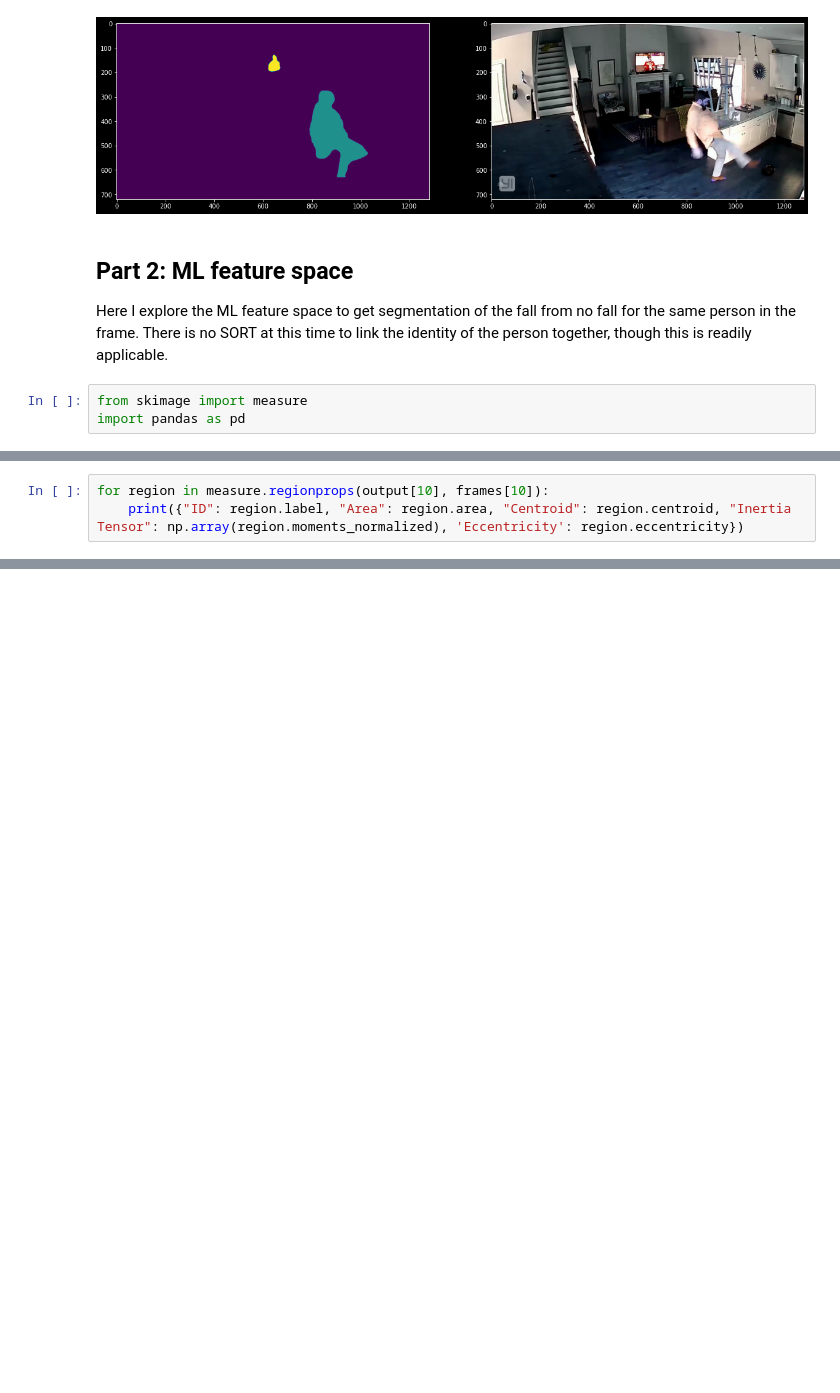
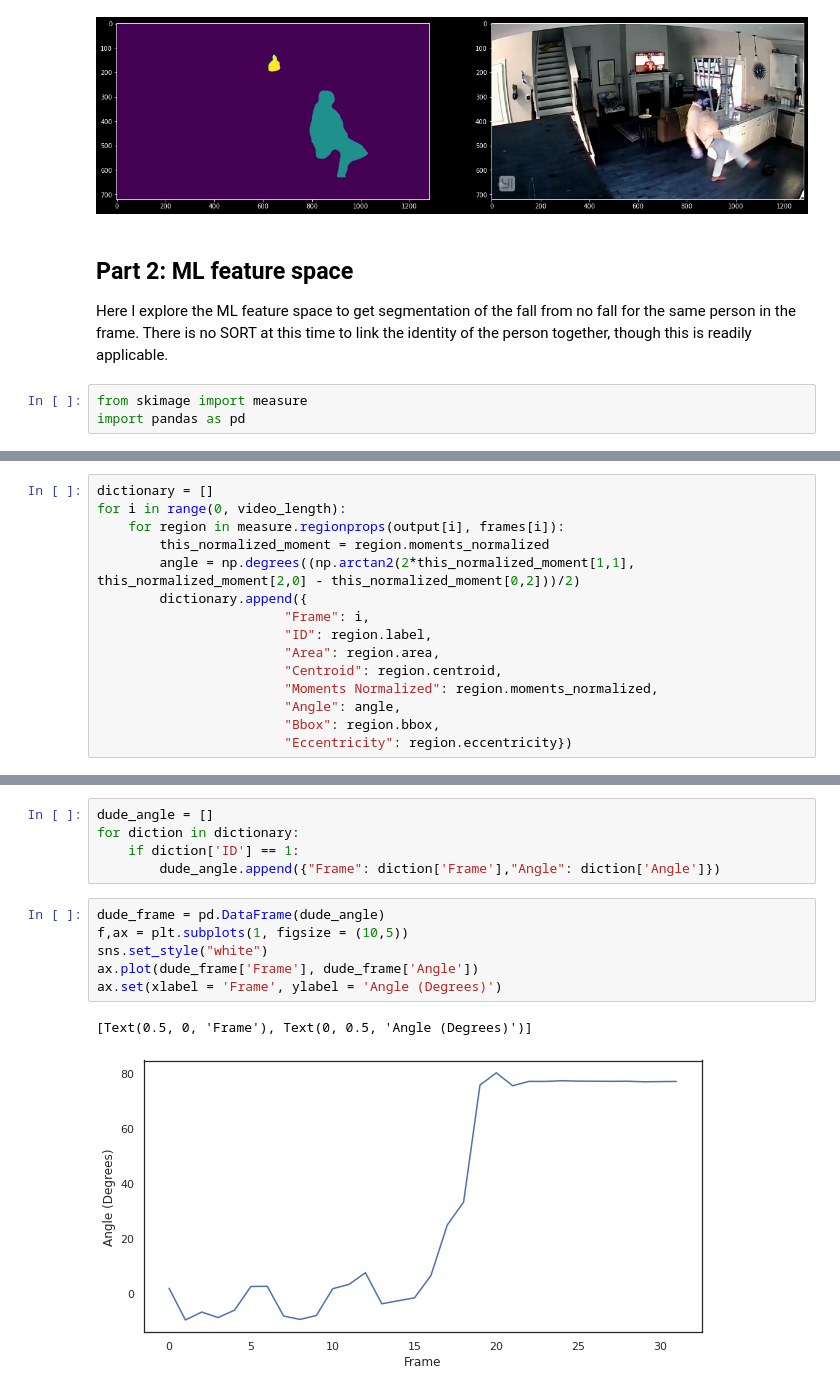
Before and after one commit to dbolya/yolact, a Jupyter notebook: notebook.ipynb, the cells around one changed output, grey strips where cells are left out. Saved outputs shown, nothing was run; the diff lists cells and outputs as text; blank space fills up the shorter version.

Commit message:
completed image moment based

```diff
--- a/notebook.ipynb
+++ b/notebook.ipynb
@@ -95,3 +98,15 @@ properties = measure.regionprops_table(output[10], frames[10], properties=['labe
 # %%
-for region in measure.regionprops(output[10], frames[10]):
-    print({"ID": region.label, "Area": region.area, "Centroid": region.centroid, "Inertia Tensor": np.array(region.moments_normalized), 'Eccentricity': region.eccentricity})
+dictionary = []
+for i in range(0, video_length):
+    for region in measure.regionprops(output[i], frames[i]):
+        this_normalized_moment = region.moments_normalized
+        angle = np.degrees((np.arctan2(2*this_normalized_moment[1,1], this_normalized_moment[2,0] - this_normalized_moment[0,2]))/2)
+        dictionary.append({
+                        "Frame": i,
+                        "ID": region.label,
+                        "Area": region.area,
+                        "Centroid": region.centroid,
+                        "Moments Normalized": region.moments_normalized,
+                        "Angle": angle,
+                        "Bbox": region.bbox,
+                        "Eccentricity": region.eccentricity})
@@ -122,0 +132,14 @@ for region in measure.regionprops(output[17], frames[17]):
+# %%
+dude_angle = []
+for diction in dictionary:
+    if diction['ID'] == 1:
+        dude_angle.append({"Frame": diction['Frame'],"Angle": diction['Angle']})
+# %%
+dude_frame = pd.DataFrame(dude_angle)
+f,ax = plt.subplots(1, figsize = (10,5))
+sns.set_style("white")
+ax.plot(dude_frame['Frame'], dude_frame['Angle'])
+ax.set(xlabel = 'Frame', ylabel = 'Angle (Degrees)')
+# %% [output]
+[Text(0.5, 0, 'Frame'), Text(0, 0.5, 'Angle (Degrees)')]
+[figure, added]
```
Also changed, not shown: parts of 6 cells of this notebook.
